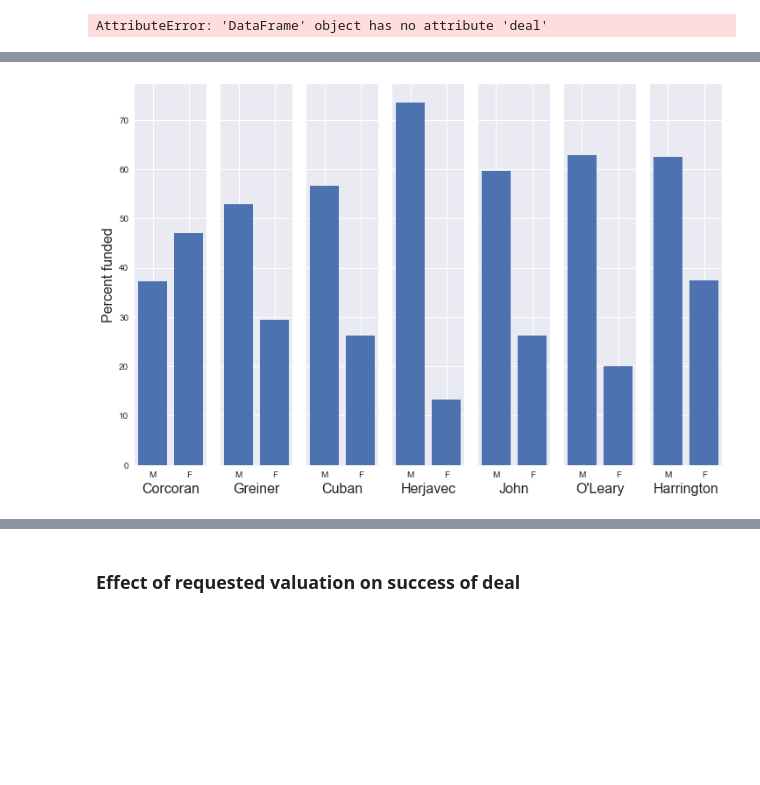
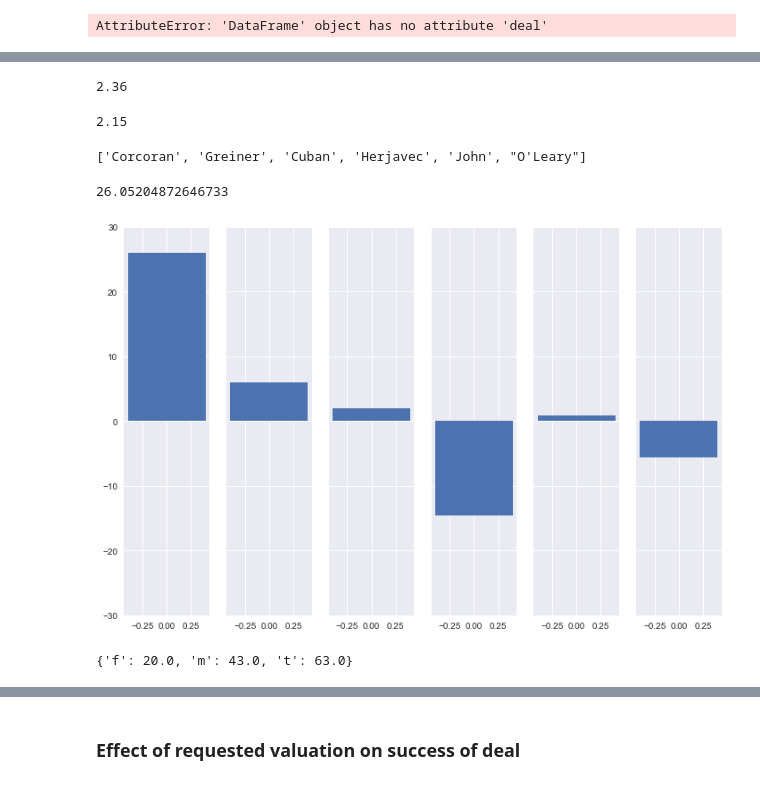
Before and after one commit to johnwmillr/SharkTank, a Jupyter notebook: SharkTank.ipynb, the cells around one changed output, grey strips where cells are left out. Saved outputs shown, nothing was run; the diff lists cells and outputs as text; code cells hidden in the pictures; blank space fills up the shorter version.

Commit message:
Develop bias metric

```diff
--- a/SharkTank.ipynb
+++ b/SharkTank.ipynb
@@ -75,7 +83,7 @@ for gender in ['male','female']:
 # %% [output]
 AttributeError: 'DataFrame' object has no attribute 'deal'
 # %%
-sharks = ['Corcoran', 'Greiner', 'Cuban', 'Herjavec', 'John', "O'Leary", "Harrington"]
+sharks = ['Corcoran', 'Greiner', 'Cuban', 'Herjavec', 'John', "O'Leary"]
 for shark in sharks:
     df[shark].fillna(0, inplace=True)
 # %%
@@ -107,18 +168,33 @@ of the 125 Female entrepreneurs Harrington met, they funded 2.4%.
+# %%
+men_to_women = (df.gender=='Male').sum()/(df.gender=='Female').sum()
+men_to_women
+# %% [output]
+2.36
+# %%
+shark = 'Herjavec'
+df[shark][df.gender=='Male'].sum()/df[shark][df.gender=='Female'].sum()
+# %% [output]
+2.15
+# %%
+sharks
+# %% [output]
+['Corcoran', 'Greiner', 'Cuban', 'Herjavec', 'John', "O'Leary"]
+# %%
+shark = 'Corcoran'
+100*df[shark][df.gender=='Female'].sum()/df[shark].sum() - gender_ratios['f']
+# %% [output]
+26.05204872646733
 # %%
-fig, axs = plt.subplots(ncols=len(sharks), sharey=True, figsize=(12,8))
+fig, axs = plt.subplots(ncols=len(sharks), figsize=(12,8), sharey=True)
 for ax,shark in zip(axs,sharks):
-    percent_funded = []
-    for n,gender in enumerate([('Male','b'),('Female','r')]):
-        num_gender = (df.gender==gender[0]).sum()
-#         percent_funded.append(100*df[shark][df.gender==gender[0]].sum()/num_gender)
-        percent_funded.append(100*((df.gender==gender[0]).values * df[shark].values).sum()/df[shark].sum())
-
-    # Bar plot
-    ax.bar([0,1], percent_funded)
-#     ax.set_facecolor(gender[1])
-    if ax==axs[0]:
-        ax.set_ylabel('Percent funded', fontsize=FS)
-    ax.set_xticklabels(['','M','F'])
-    ax.set_xlabel(shark, fontsize=FS)
+    metric = 100*df[shark][df.gender=='Female'].sum()/df[shark].sum() - gender_ratios['f']
+    ax.bar(0,metric)
+    ax.set_ylim([-30, 30])
 # %% [output]
-[figure, old version]
+[figure, new version]
+# %%
+gender_funded = {'f': df.Cuban[df.gender=='Female'].sum(), 'm': df.Cuban[df.gender=='Male'].sum()}
+gender_funded['t'] = gender_funded['f']+gender_funded['m']
+gender_funded
+# %% [output]
+{'f': 20.0, 'm': 43.0, 't': 63.0}
```
Also changed, not shown: parts of 18 cells of this notebook.
